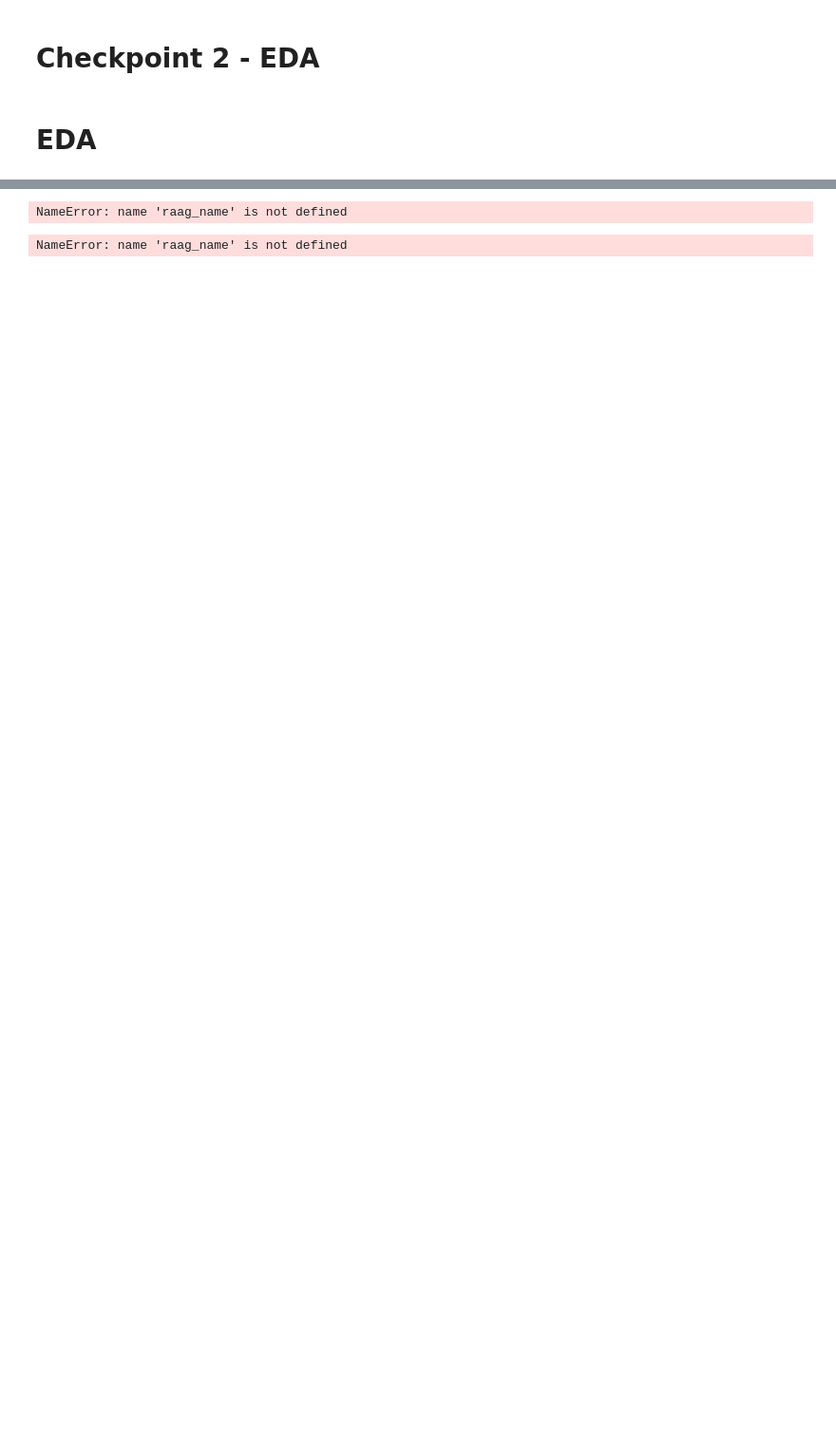
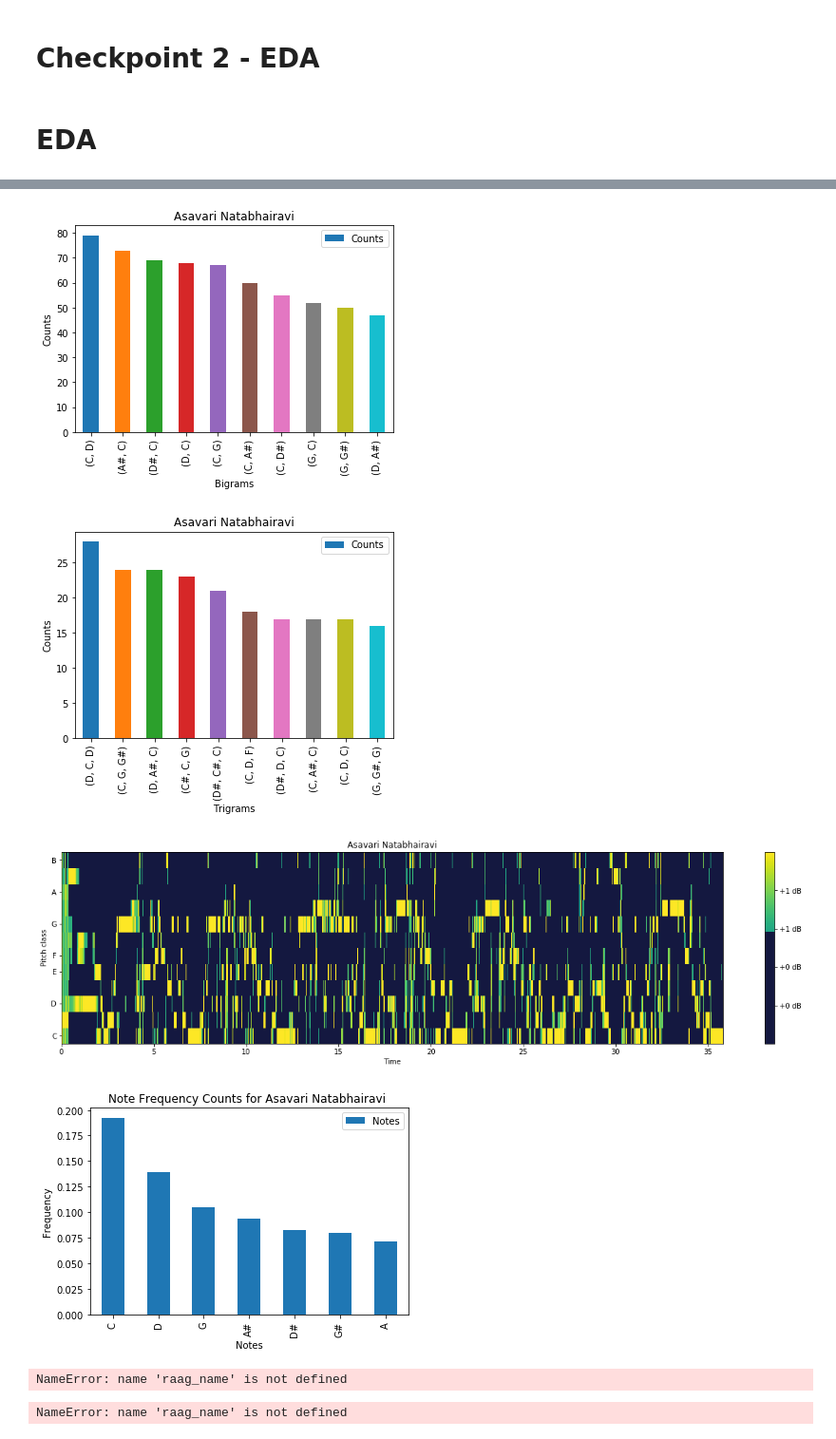
Before and after one commit to sruthiv98/RagaClassification, a Jupyter notebook: notebooks/Checkpoint 2 ~ EDA.ipynb, the cells around one changed output, grey strips where cells are left out. Shown at 95% size. Drawn from its saved outputs; the diff is of its cells as text; code cells hidden in the pictures; blank space fills up the shorter version.

```diff
--- a/notebooks/Checkpoint 2 ~ EDA.ipynb
+++ b/notebooks/Checkpoint 2 ~ EDA.ipynb
@@ -339,4 +329,4 @@ def get_clean_data(df):
 
     return newdf
 # %%
-bilawalngrams = ['Bilawal Dheerashankarabharanam 1.mp3','Bilawal Dheerashankarabharanam 2.mp3','Bilawal Dheerashankarabharanam 3.mp3']
+asavarieda = ['Asavari Natabhairavi 1.mp3','Asavari Natabhairavi 2.mp3','Asavari Natabhairavi 3.mp3']
@@ -345,3 +333,18 @@ bilawalngrams_eda = EDA(bilawalngrams)
+# %%
+y_array = []
+sr_array = []
+songs = asavarieda
+for s in songs:
+    y,sr = librosa.load('test_data_raw/'+s, offset = 0)
+    y_array.append(y)
+    sr_array.append(sr)
+# %%
+asavari = EDA(songs, y_array,sr_array)
+# %% [output]
+[figure, added]
+[figure, added]
+[figure, added]
+[figure, added]
 # %%
 print(list(bilawalngrams_eda[1].sort_values(by='Counts',ascending=False)['Trigrams'][:5]))
 print(list(bilawalngrams_eda[1].sort_values(by='Counts',ascending=False)['Counts'][:5]))
```
Also changed, not shown: parts of 35 cells of this notebook, 11 other files.
